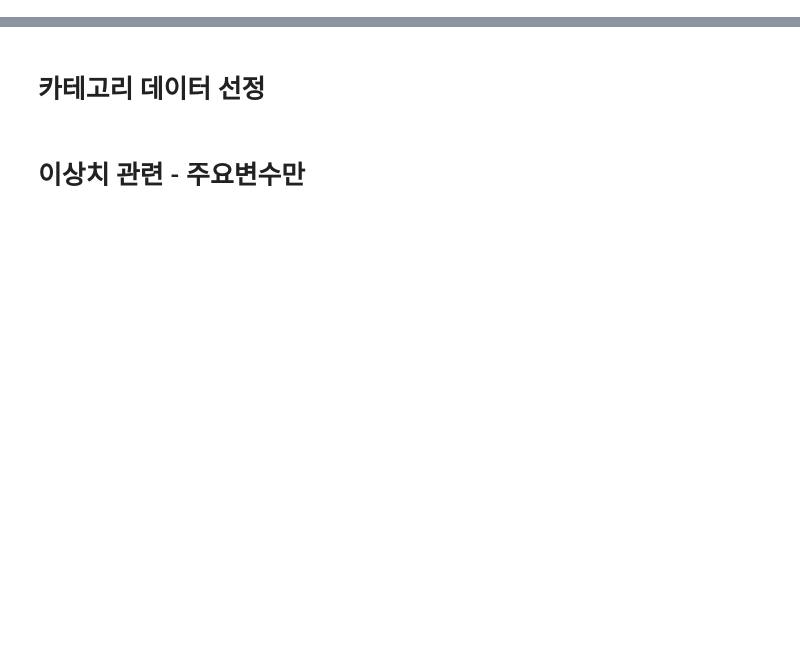
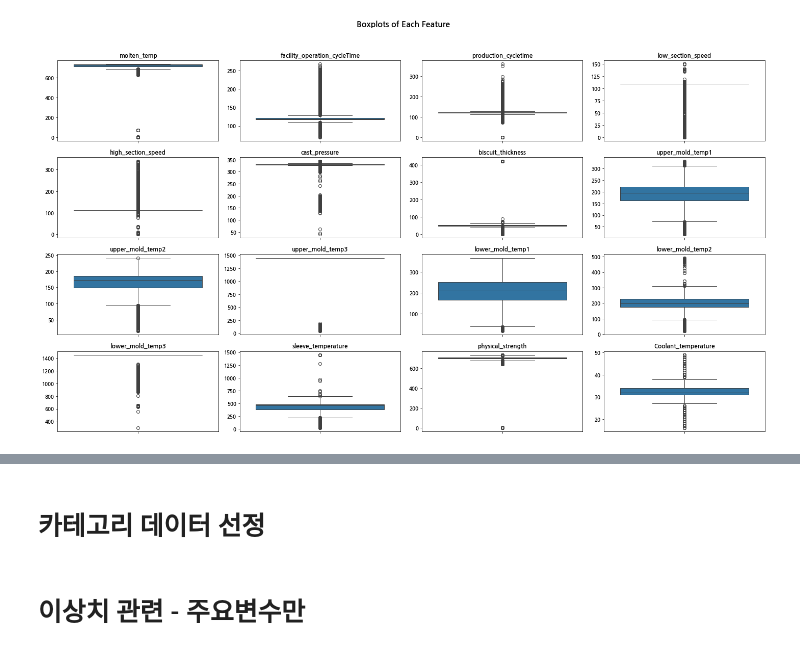
Before and after one commit to muk-jjang/2024_KAMP_casting_optimization_competition, a Jupyter notebook: EDA.ipynb, the cells around one changed output, grey strips where cells are left out. Cells and saved outputs as stored; diff of their text form; code cells hidden in the pictures; blank space fills up the shorter version.

```diff
--- a/EDA.ipynb
+++ b/EDA.ipynb
@@ -174,0 +317,8 @@ plt.show()
+# %%
+data.columns
+feature_list = ['molten_temp', 'facility_operation_cycleTime', 'production_cycletime',
+       'low_section_speed', 'high_section_speed', 'cast_pressure',
+       'biscuit_thickness', 'upper_mold_temp1', 'upper_mold_temp2',
+       'upper_mold_temp3', 'lower_mold_temp1', 'lower_mold_temp2',
+       'lower_mold_temp3', 'sleeve_temperature', 'physical_strength',
+       'Coolant_temperature', 'EMS_operation_time']
@@ -174,0 +466,2 @@ plt.show()
+# %%
+feature_list.remove('EMS_operation_time')
@@ -174,0 +487,6 @@ plt.show()
+# %%
+data1 = data.copy()
+for	col	in feature_list:
+ UCL = np.percentile(data1[col],99.99)
+ data1 = data1[data1[col]<=UCL]
+ data1.reset_index(drop=True, inplace=True)
@@ -174,0 +534,27 @@ plt.show()
+# %%
+# 3x6 형태로 Subplot 생성
+fig, axes = plt.subplots(4, 4, figsize=(20, 12))
+fig.suptitle('Boxplots of Each Feature', fontsize=16)
+
+# 컬럼 목록
+columns = ['molten_temp', 'facility_operation_cycleTime', 'production_cycletime',
+       'low_section_speed', 'high_section_speed', 'cast_pressure',
+       'biscuit_thickness', 'upper_mold_temp1', 'upper_mold_temp2',
+       'upper_mold_temp3', 'lower_mold_temp1', 'lower_mold_temp2',
+       'lower_mold_temp3', 'sleeve_temperature', 'physical_strength',
+       'Coolant_temperature']
+
+# 각 컬럼에 대해 Boxplot 그리기
+for i, col in enumerate(columns):
+    row = i // 4
+    col_pos = i % 4
+    sns.boxplot(data=data1, y=col, ax=axes[row, col_pos])
+    axes[row, col_pos].set_title(col)
+    axes[row, col_pos].set_xlabel('')
+    axes[row, col_pos].set_ylabel('')
+
+# 레이아웃 조정
+plt.tight_layout(rect=[0, 0.03, 1, 0.95])
+plt.show()
+# %% [output]
+[figure, added]
```
Also changed, not shown: parts of 105 cells of this notebook.
